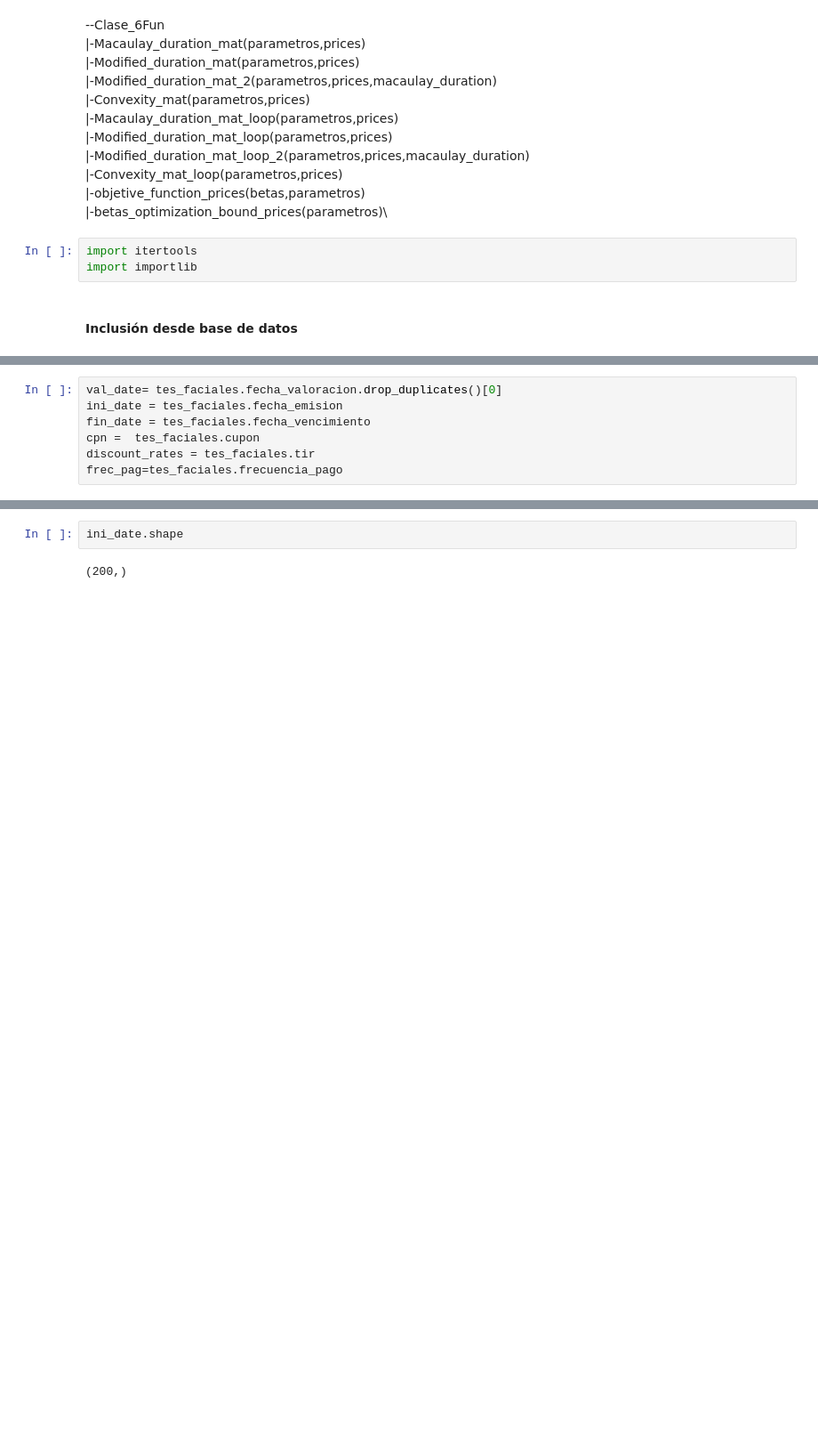
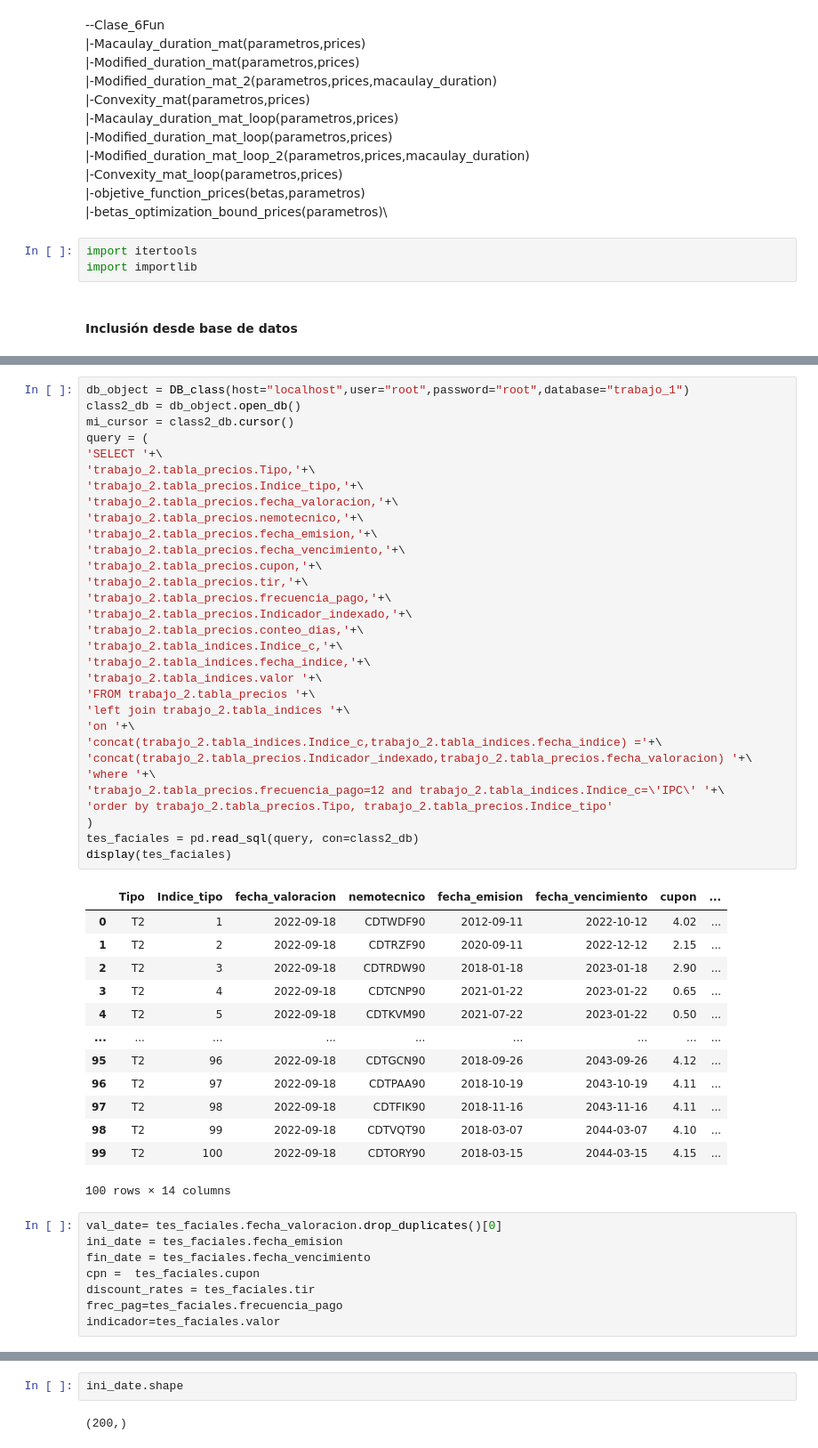
Before and after one commit to edwinriospzn/RentfijT02, a Jupyter notebook: Trabajo02_Laura_Edwin.ipynb, the cells around one changed output, grey strips where cells are left out. Shown at 89% size. Saved outputs shown, nothing was run; the diff lists cells and outputs as text; blank space fills up the shorter version.

```diff
--- a/Trabajo02_Laura_Edwin.ipynb
+++ b/Trabajo02_Laura_Edwin.ipynb
@@ -80,3 +76,48 @@ display(tes_faciales)
+# %%
+db_object = DB_class(host="localhost",user="root",password="root",database="trabajo_1")
+class2_db = db_object.open_db()
+mi_cursor = class2_db.cursor()
+query = (
+'SELECT '+\
+'trabajo_2.tabla_precios.Tipo,'+\
+'trabajo_2.tabla_precios.Indice_tipo,'+\
+'trabajo_2.tabla_precios.fecha_valoracion,'+\
+'trabajo_2.tabla_precios.nemotecnico,'+\
+'trabajo_2.tabla_precios.fecha_emision,'+\
+'trabajo_2.tabla_precios.fecha_vencimiento,'+\
+'trabajo_2.tabla_precios.cupon,'+\
+'trabajo_2.tabla_precios.tir,'+\
+'trabajo_2.tabla_precios.frecuencia_pago,'+\
+'trabajo_2.tabla_precios.Indicador_indexado,'+\
+'trabajo_2.tabla_precios.conteo_dias,'+\
+'trabajo_2.tabla_indices.Indice_c,'+\
+'trabajo_2.tabla_indices.fecha_indice,'+\
+'trabajo_2.tabla_indices.valor '+\
+'FROM trabajo_2.tabla_precios '+\
+'left join trabajo_2.tabla_indices '+\
+'on '+\
+'concat(trabajo_2.tabla_indices.Indice_c,trabajo_2.tabla_indices.fecha_indice) ='+\
+'concat(trabajo_2.tabla_precios.Indicador_indexado,trabajo_2.tabla_precios.fecha_valoracion) '+\
+'where '+\
+'trabajo_2.tabla_precios.frecuencia_pago=12 and trabajo_2.tabla_indices.Indice_c=\'IPC\' '+\
+'order by trabajo_2.tabla_precios.Tipo, trabajo_2.tabla_precios.Indice_tipo'
+)
+tes_faciales = pd.read_sql(query, con=class2_db)
+display(tes_faciales)
+# %% [output]
+|  | Tipo | Indice_tipo | fecha_valoracion | nemotecnico | fecha_emision | fecha_vencimiento | cupon | ... |
+| 0 | T2 | 1 | 2022-09-18 | CDTWDF90 | 2012-09-11 | 2022-10-12 | 4.02 | ... |
+| 1 | T2 | 2 | 2022-09-18 | CDTRZF90 | 2020-09-11 | 2022-12-12 | 2.15 | ... |
+| 2 | T2 | 3 | 2022-09-18 | CDTRDW90 | 2018-01-18 | 2023-01-18 | 2.90 | ... |
+| 3 | T2 | 4 | 2022-09-18 | CDTCNP90 | 2021-01-22 | 2023-01-22 | 0.65 | ... |
+| 4 | T2 | 5 | 2022-09-18 | CDTKVM90 | 2021-07-22 | 2023-01-22 | 0.50 | ... |
+| ... | ... | ... | ... | ... | ... | ... | ... | ... |
+| 95 | T2 | 96 | 2022-09-18 | CDTGCN90 | 2018-09-26 | 2043-09-26 | 4.12 | ... |
+| 96 | T2 | 97 | 2022-09-18 | CDTPAA90 | 2018-10-19 | 2043-10-19 | 4.11 | ... |
+| 97 | T2 | 98 | 2022-09-18 | CDTFIK90 | 2018-11-16 | 2043-11-16 | 4.11 | ... |
+| 98 | T2 | 99 | 2022-09-18 | CDTVQT90 | 2018-03-07 | 2044-03-07 | 4.10 | ... |
+| 99 | T2 | 100 | 2022-09-18 | CDTORY90 | 2018-03-15 | 2044-03-15 | 4.15 | ... |
+100 rows × 14 columns
 # %%
 val_date= tes_faciales.fecha_valoracion.drop_duplicates()[0]
 ini_date = tes_faciales.fecha_emision
@@ -84,6 +125,7 @@ fin_date = tes_faciales.fecha_vencimiento
 cpn =  tes_faciales.cupon
 discount_rates = tes_faciales.tir
 frec_pag=tes_faciales.frecuencia_pago
+indicador=tes_faciales.valor
 # %%
 ### titulos
 mul_inst = 1 #intentar 1, 100 y 10000
```
Also changed, not shown: parts of 3 cells of this notebook, 4 other files.
